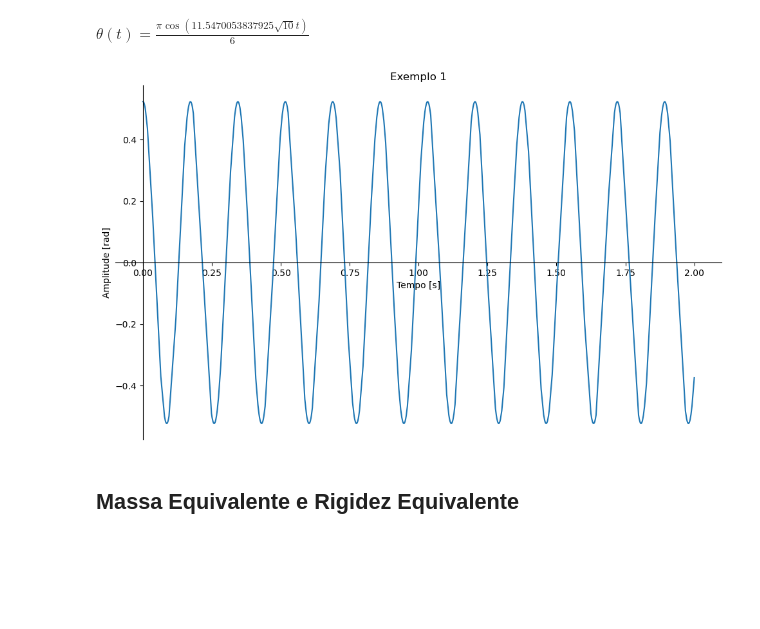
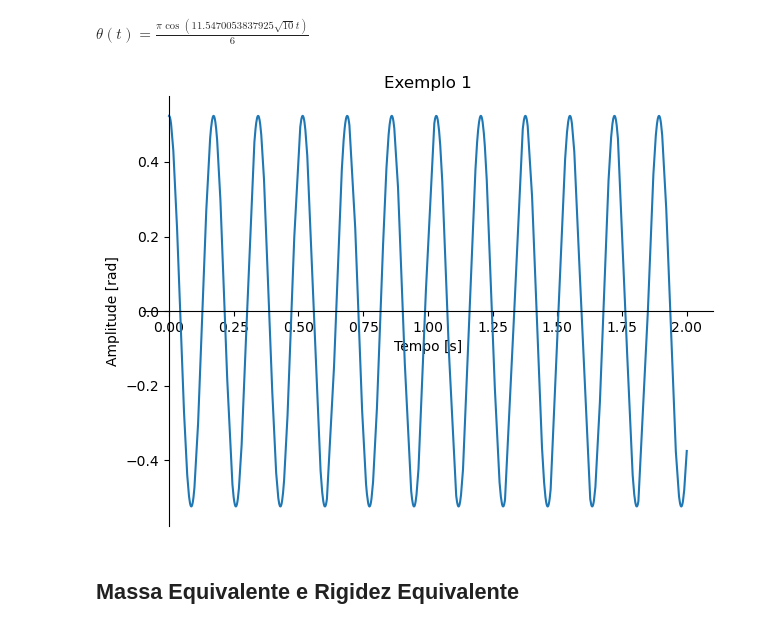
Before and after one commit to Pi-vi/Aulas_vibracoes, a Jupyter notebook: Vibs2.ipynb, the cells around one changed output. Cells and saved outputs as stored; diff of their text form; code cells hidden in the pictures; blank space fills up the shorter version.

```diff
--- a/Vibs2.ipynb
+++ b/Vibs2.ipynb
@@ -239,13 +252,12 @@ Eq(Function('theta')(t),theta_t)
 $\displaystyle \theta{\left(t \right)} = \frac{\pi \cos{\left(11.5470053837925 \sqrt{10} t \right)}}{6}$
 # %%
 plt = plot(theta_t,(t,0,2),show=False)
-plt.size = (10,6)
 plt.title = 'Exemplo 1'
 plt.xlabel = 'Tempo [s]'
 plt.ylabel = 'Amplitude [rad]'
 plt.show()
 # %% [output]
-[figure, old version]
+[figure, new version]
 # %% [markdown]
 ## Massa Equivalente e Rigidez Equivalente
 # %% [markdown]
```
Also changed, not shown: parts of 44 cells of this notebook, 2 other files.
